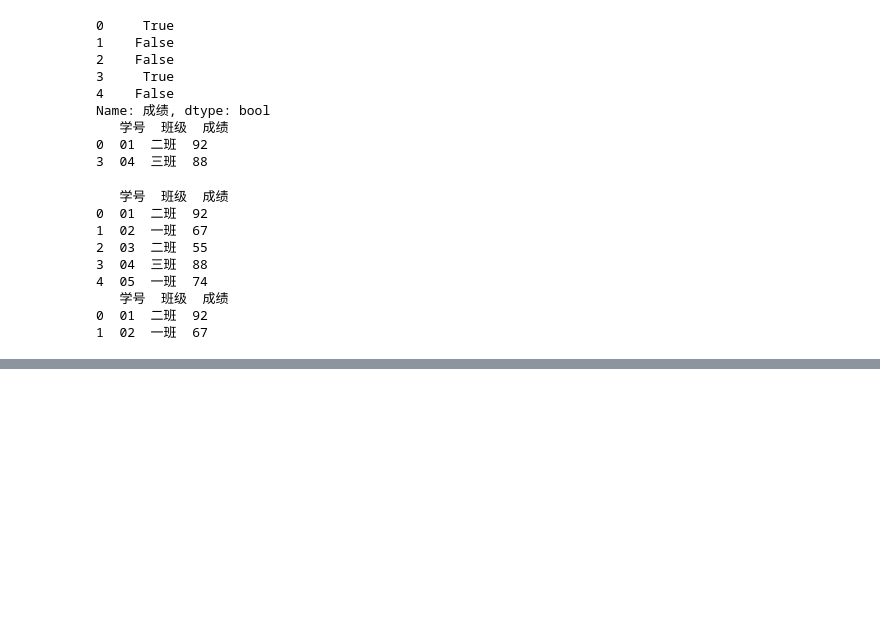
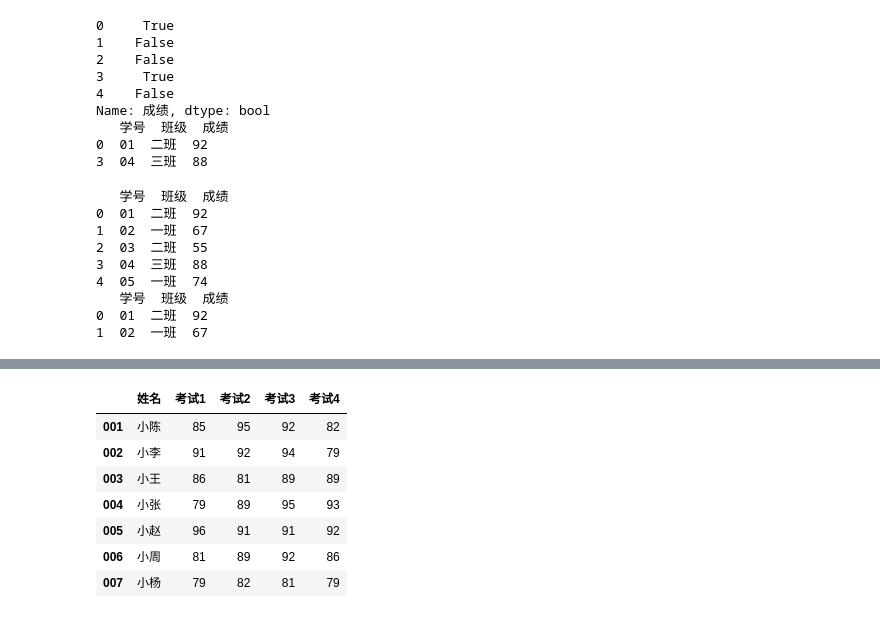
Before and after one commit to BocaiheDabaicai/data_analyze, a Jupyter notebook: data_analyze/pandas_analyze.ipynb, the cells around one changed output, grey strips where cells are left out. Drawn from its saved outputs; the diff is of its cells as text; code cells hidden in the pictures; blank space fills up the shorter version.

```diff
--- a/data_analyze/pandas_analyze.ipynb
+++ b/data_analyze/pandas_analyze.ipynb
@@ -212,0 +381,33 @@ print(df1.head(2))
+# %%
+import pandas as pd
+
+students_data = {
+    "001": {"姓名": "小陈", "考试1": 85, "考试2": 95, "考试3": 92},
+    "002": {"姓名": "小李", "考试1": 91, "考试2": 92, "考试3": 94},
+    "003": {"姓名": "小王", "考试1": 86, "考试2": 81, "考试3": 89},
+    "004": {"姓名": "小张", "考试1": 79, "考试2": 89, "考试3": 95},
+    "005": {"姓名": "小赵", "考试1": 96, "考试2": 91, "考试3": 91},
+    "006": {"姓名": "小周", "考试1": 81, "考试2": 89, "考试3": 92}
+}
+
+students = pd.DataFrame(students_data)
+print(students)
+print(students.T)
+
+students = students.T
+# students["考试4"] = [72, 69, 79, 83, 82, 76]
+students["考试4"] = pd.Series([72, 69, 79, 83, 82, 76], index=students.index)
+print(students)
+
+students.loc["007"] = ["小杨", 79, 82, 81, 69]
+print(students)
+
+print(students.drop(["006","007"],axis=0))
+print(students.drop(["考试2","考试4"],axis=1))
+
+bonus = pd.Series({"考试1": 2, "考试2": 3, "考试3": 2, "考试4": 5})
+# print(bonus + students[["考试1","考试2","考试3","考试4"]])
+print(bonus + students["考试1":"考试4"])
+
+students["考试4"] = students["考试4"] + 10
+print(students)
@@ -212,0 +432,11 @@ print(df1.head(2))
+# %%
+students
+# %% [output]
+|  | 姓名 | 考试1 | 考试2 | 考试3 | 考试4 |
+| 001 | 小陈 | 85 | 95 | 92 | 82 |
+| 002 | 小李 | 91 | 92 | 94 | 79 |
+| 003 | 小王 | 86 | 81 | 89 | 89 |
+| 004 | 小张 | 79 | 89 | 95 | 93 |
+| 005 | 小赵 | 96 | 91 | 91 | 92 |
+| 006 | 小周 | 81 | 89 | 92 | 86 |
+| 007 | 小杨 | 79 | 82 | 81 | 79 |
```
Also changed, not shown: parts of 26 cells of this notebook, 1 other file.
